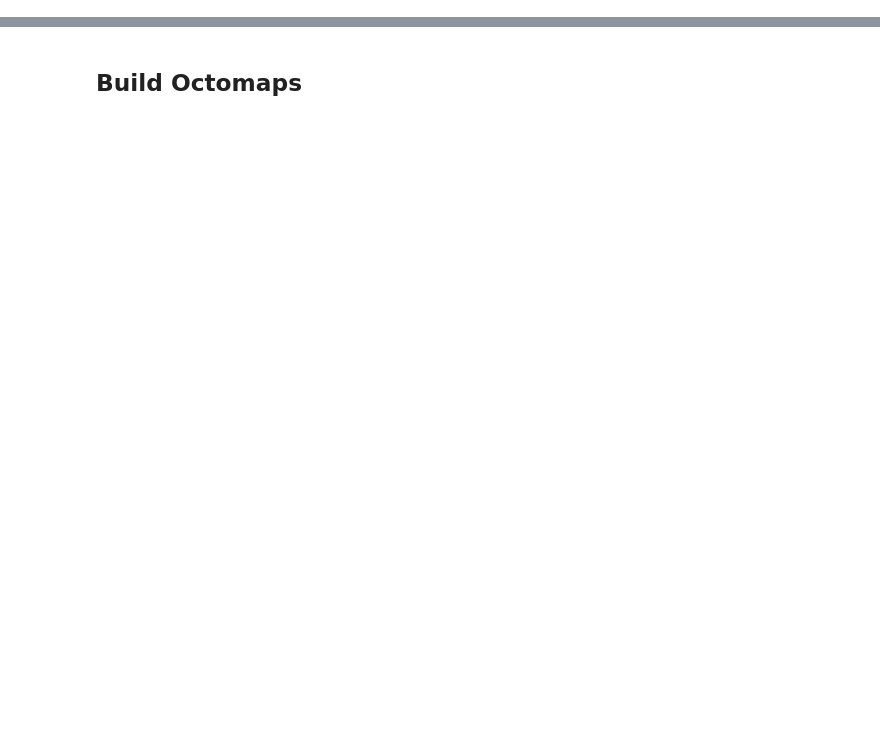
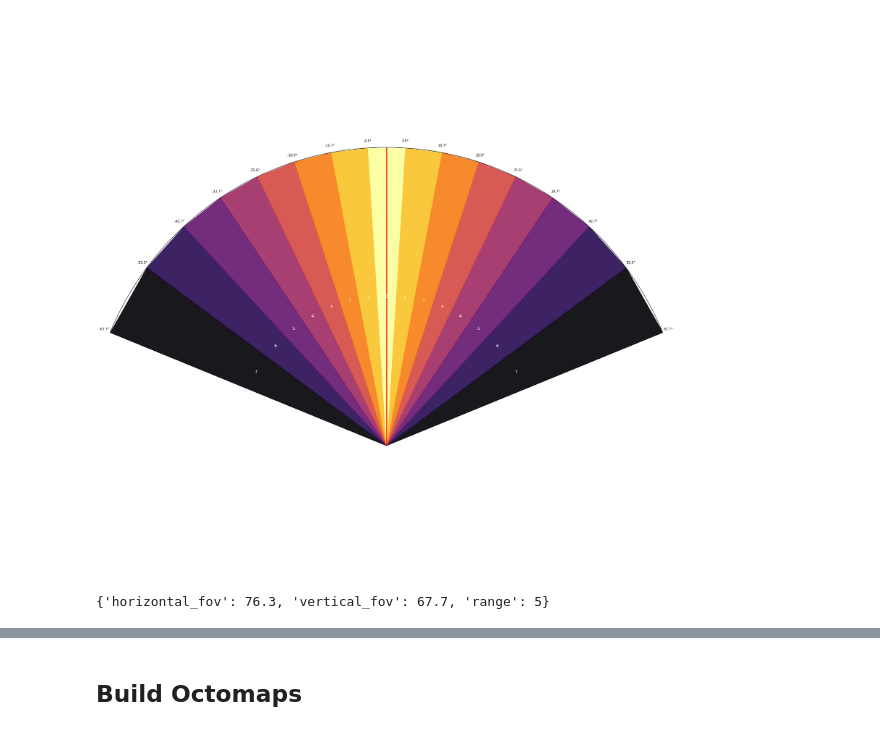
Before and after one commit to annzb/mapless-navigation, a Jupyter notebook: run.ipynb, the cells around one changed output, grey strips where cells are left out. Saved outputs shown, nothing was run; the diff lists cells and outputs as text; code cells hidden in the pictures; blank space fills up the shorter version.

```diff
--- a/run.ipynb
+++ b/run.ipynb
@@ -7,0 +154,8 @@ from src.coloradar_tools import get_heatmap, get_single_chip_params
+# %%
+display.elevation_fov_options()
+# %% [output]
+[figure, added]
+# %%
+display.get_fov_parameters(31, 7, 5)
+# %% [output]
+{'horizontal_fov': 76.3, 'vertical_fov': 67.7, 'range': 5}
```
Also changed, not shown: parts of 15 cells of this notebook, 2 other files.
